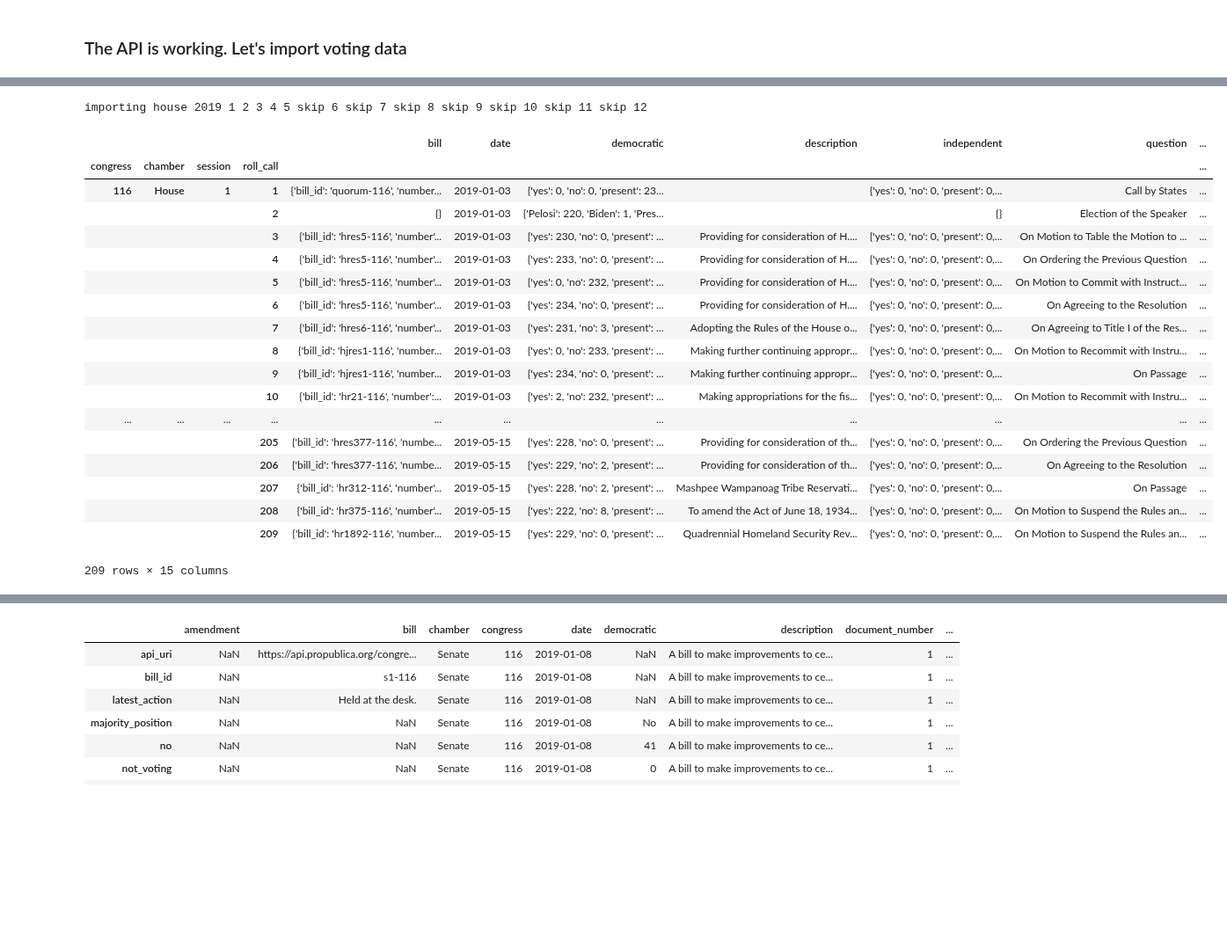
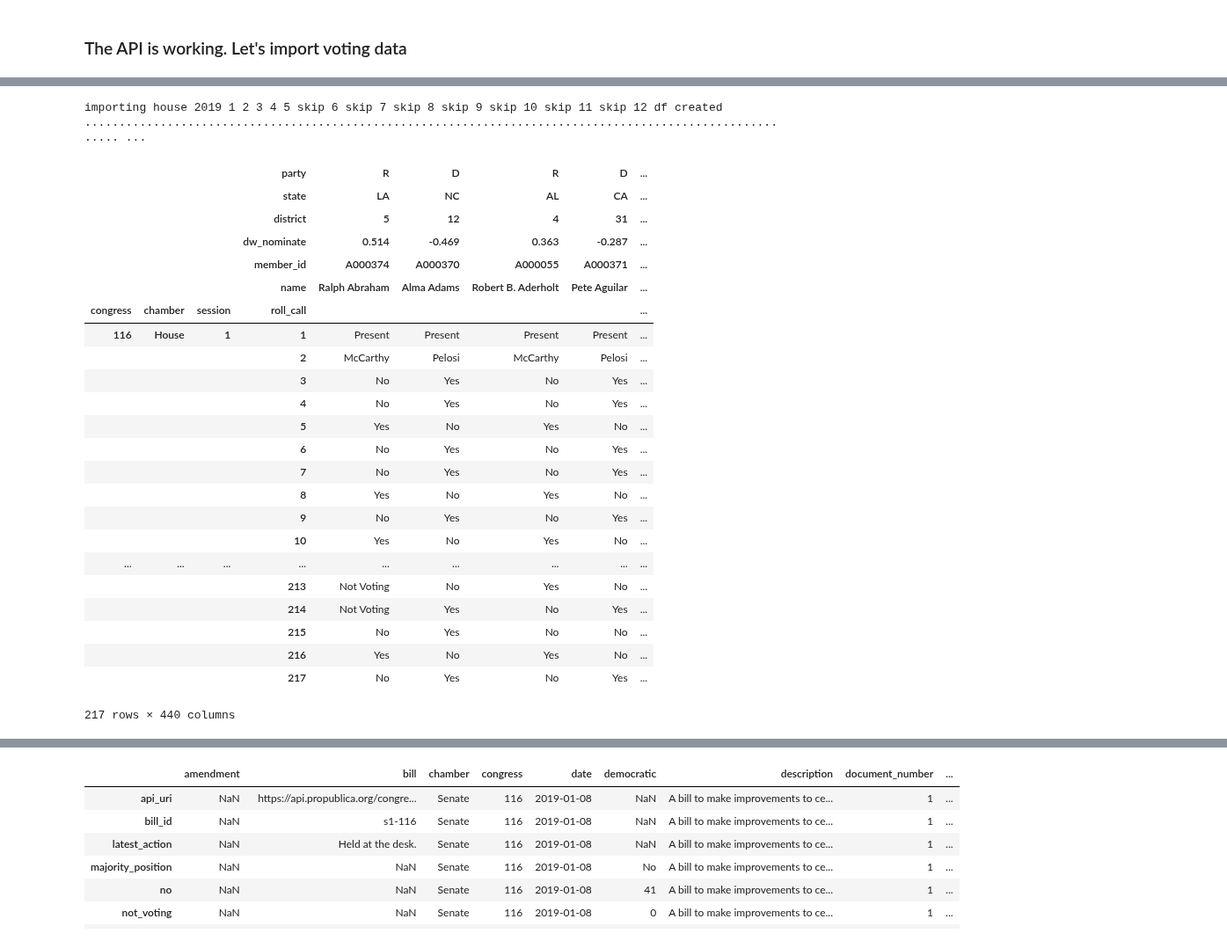
Before and after one commit to Nhorning/Congressional_Survival, a Jupyter notebook: Data Wrangling.ipynb, the cells around one changed output, grey strips where cells are left out. Shown at 88% size. Drawn from its saved outputs; the diff is of its cells as text; code cells hidden in the pictures; blank space fills up the shorter version.

Commit message:
added functions for date based import

```diff
--- a/Data Wrangling.ipynb
+++ b/Data Wrangling.ipynb
@@ -107,3 +75,0 @@ last_20df.loc[:4,:]#'bill':'description']
-# %%
-vote = latest_vote['results']['votes']['vote']
-vote.keys()
@@ -333,24 +328,30 @@ importing senate 2019 1 2 3 4 5 skip 6 skip 7 skip 8 skip 9 skip 10 skip 11 skip
 # %%
 house_2019_test = import_year(2019, 'house')
-house_2019_test
+house_2019_ptest = positions_df(house_2019_test.index)
+house_2019_ptest
 # %% [output]
-importing house 2019 1 2 3 4 5 skip 6 skip 7 skip 8 skip 9 skip 10 skip 11 skip 12
+importing house 2019 1 2 3 4 5 skip 6 skip 7 skip 8 skip 9 skip 10 skip 11 skip 12 df created .......................................................................................................... ...
-|  |  |  |  | bill | date | democratic | description | independent | question | ... |
-| congress | chamber | session | roll_call |  |  |  |  |  |  | ... |
-| 116 | House | 1 | 1 | {'bill_id': 'quorum-116', 'number... | 2019-01-03 | {'yes': 0, 'no': 0, 'present': 23... |  | {'yes': 0, 'no': 0, 'present': 0,... | Call by States | ... |
-|  |  |  | 2 | {} | 2019-01-03 | {'Pelosi': 220, 'Biden': 1, 'Pres... |  | {} | Election of the Speaker | ... |
-|  |  |  | 3 | {'bill_id': 'hres5-116', 'number'... | 2019-01-03 | {'yes': 230, 'no': 0, 'present': ... | Providing for consideration of H.... | {'yes': 0, 'no': 0, 'present': 0,... | On Motion to Table the Motion to ... | ... |
-|  |  |  | 4 | {'bill_id': 'hres5-116', 'number'... | 2019-01-03 | {'yes': 233, 'no': 0, 'present': ... | Providing for consideration of H.... | {'yes': 0, 'no': 0, 'present': 0,... | On Ordering the Previous Question | ... |
-|  |  |  | 5 | {'bill_id': 'hres5-116', 'number'... | 2019-01-03 | {'yes': 0, 'no': 232, 'present': ... | Providing for consideration of H.... | {'yes': 0, 'no': 0, 'present': 0,... | On Motion to Commit with Instruct... | ... |
-|  |  |  | 6 | {'bill_id': 'hres5-116', 'number'... | 2019-01-03 | {'yes': 234, 'no': 0, 'present': ... | Providing for consideration of H.... | {'yes': 0, 'no': 0, 'present': 0,... | On Agreeing to the Resolution | ... |
-|  |  |  | 7 | {'bill_id': 'hres6-116', 'number'... | 2019-01-03 | {'yes': 231, 'no': 3, 'present': ... | Adopting the Rules of the House o... | {'yes': 0, 'no': 0, 'present': 0,... | On Agreeing to Title I of the Res... | ... |
-|  |  |  | 8 | {'bill_id': 'hjres1-116', 'number... | 2019-01-03 | {'yes': 0, 'no': 233, 'present': ... | Making further continuing appropr... | {'yes': 0, 'no': 0, 'present': 0,... | On Motion to Recommit with Instru... | ... |
-|  |  |  | 9 | {'bill_id': 'hjres1-116', 'number... | 2019-01-03 | {'yes': 234, 'no': 0, 'present': ... | Making further continuing appropr... | {'yes': 0, 'no': 0, 'present': 0,... | On Passage | ... |
-|  |  |  | 10 | {'bill_id': 'hr21-116', 'number':... | 2019-01-03 | {'yes': 2, 'no': 232, 'present': ... | Making appropriations for the fis... | {'yes': 0, 'no': 0, 'present': 0,... | On Motion to Recommit with Instru... | ... |
-| ... | ... | ... | ... | ... | ... | ... | ... | ... | ... | ... |
-|  |  |  | 205 | {'bill_id': 'hres377-116', 'numbe... | 2019-05-15 | {'yes': 228, 'no': 0, 'present': ... | Providing for consideration of th... | {'yes': 0, 'no': 0, 'present': 0,... | On Ordering the Previous Question | ... |
-|  |  |  | 206 | {'bill_id': 'hres377-116', 'numbe... | 2019-05-15 | {'yes': 229, 'no': 2, 'present': ... | Providing for consideration of th... | {'yes': 0, 'no': 0, 'present': 0,... | On Agreeing to the Resolution | ... |
-|  |  |  | 207 | {'bill_id': 'hr312-116', 'number'... | 2019-05-15 | {'yes': 228, 'no': 2, 'present': ... | Mashpee Wampanoag Tribe Reservati... | {'yes': 0, 'no': 0, 'present': 0,... | On Passage | ... |
-|  |  |  | 208 | {'bill_id': 'hr375-116', 'number'... | 2019-05-15 | {'yes': 222, 'no': 8, 'present': ... | To amend the Act of June 18, 1934... | {'yes': 0, 'no': 0, 'present': 0,... | On Motion to Suspend the Rules an... | ... |
-|  |  |  | 209 | {'bill_id': 'hr1892-116', 'number... | 2019-05-15 | {'yes': 229, 'no': 0, 'present': ... | Quadrennial Homeland Security Rev... | {'yes': 0, 'no': 0, 'present': 0,... | On Motion to Suspend the Rules an... | ... |
+|  |  |  | party | R | D | R | D | ... |
+|  |  |  | state | LA | NC | AL | CA | ... |
+|  |  |  | district | 5 | 12 | 4 | 31 | ... |
+|  |  |  | dw_nominate | 0.514 | -0.469 | 0.363 | -0.287 | ... |
+|  |  |  | member_id | A000374 | A000370 | A000055 | A000371 | ... |
+|  |  |  | name | Ralph Abraham | Alma Adams | Robert B. Aderholt | Pete Aguilar | ... |
+| congress | chamber | session | roll_call |  |  |  |  | ... |
+| 116 | House | 1 | 1 | Present | Present | Present | Present | ... |
+|  |  |  | 2 | McCarthy | Pelosi | McCarthy | Pelosi | ... |
+|  |  |  | 3 | No | Yes | No | Yes | ... |
+|  |  |  | 4 | No | Yes | No | Yes | ... |
+|  |  |  | 5 | Yes | No | Yes | No | ... |
+|  |  |  | 6 | No | Yes | No | Yes | ... |
+|  |  |  | 7 | No | Yes | No | Yes | ... |
+|  |  |  | 8 | Yes | No | Yes | No | ... |
+|  |  |  | 9 | No | Yes | No | Yes | ... |
+|  |  |  | 10 | Yes | No | Yes | No | ... |
+| ... | ... | ... | ... | ... | ... | ... | ... | ... |
+|  |  |  | 213 | Not Voting | No | Yes | No | ... |
+|  |  |  | 214 | Not Voting | Yes | No | Yes | ... |
+|  |  |  | 215 | No | Yes | No | No | ... |
+|  |  |  | 216 | Yes | No | Yes | No | ... |
+|  |  |  | 217 | No | Yes | No | Yes | ... |
-209 rows × 15 columns
+217 rows × 440 columns
```
Also changed, not shown: parts of 8 cells of this notebook.
